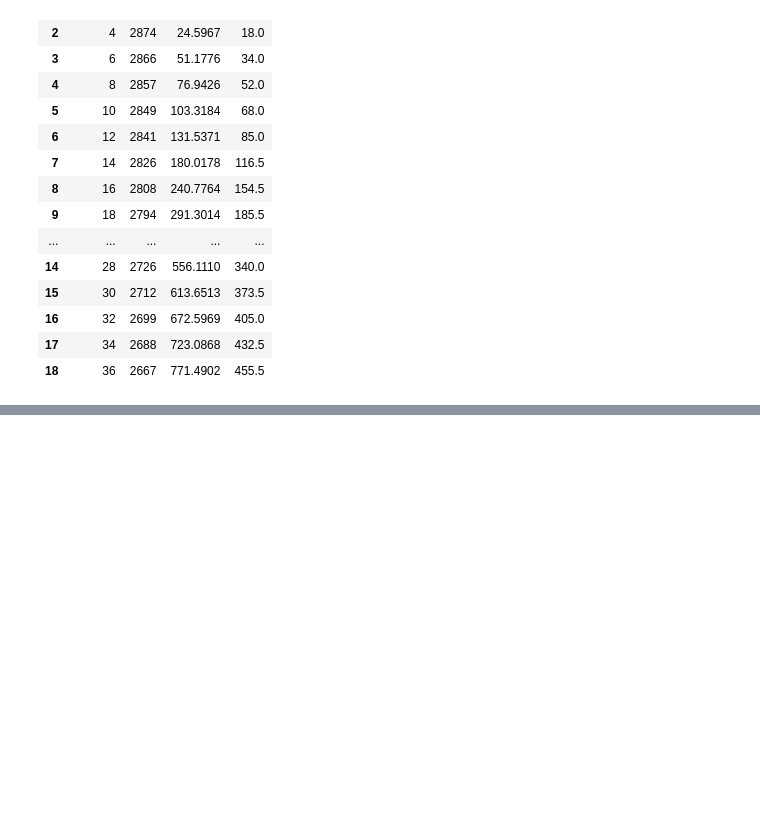
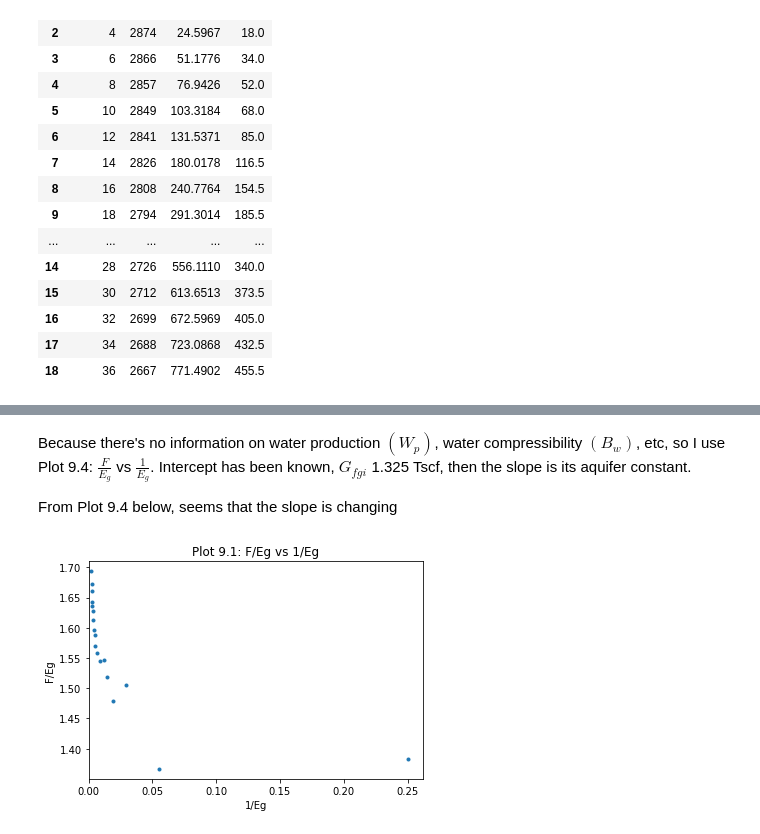
Before and after one commit to yohanesnuwara/reservoir-engineering, a Jupyter notebook: Unit 9 Dry-Gas Reservoirs/notebook/9_problems.ipynb, the cells around one changed output, grey strips where cells are left out. Drawn from its saved outputs; the diff is of its cells as text; code cells hidden in the pictures; blank space fills up the shorter version.

```diff
--- a/Unit 9 Dry-Gas Reservoirs/notebook/9_problems.ipynb
+++ b/Unit 9 Dry-Gas Reservoirs/notebook/9_problems.ipynb
@@ -437,0 +483,12 @@ data
+# %% [markdown]
+Because there's no information on water production $(W_p)$, water compressibility $(B_w)$, etc, so I use Plot 9.4: $\frac{F}{E_g}$ vs $\frac{1}{E_g}$. Intercept has been known, $G_{fgi}$ 1.325 Tscf, then the slope is its aquifer constant.
+
+From Plot 9.4 below, seems that the slope is changing
+# %%
+plt.plot((1/Eg), (F/Eg), '.')
+plt.title('Plot 9.1: F/Eg vs 1/Eg')
+plt.xlabel('1/Eg'); plt.ylabel('F/Eg')
+plt.xlim(xmin=0)
+plt.show()
+# %% [output]
+[figure, added]
```
Also changed, not shown: parts of 16 cells of this notebook.
